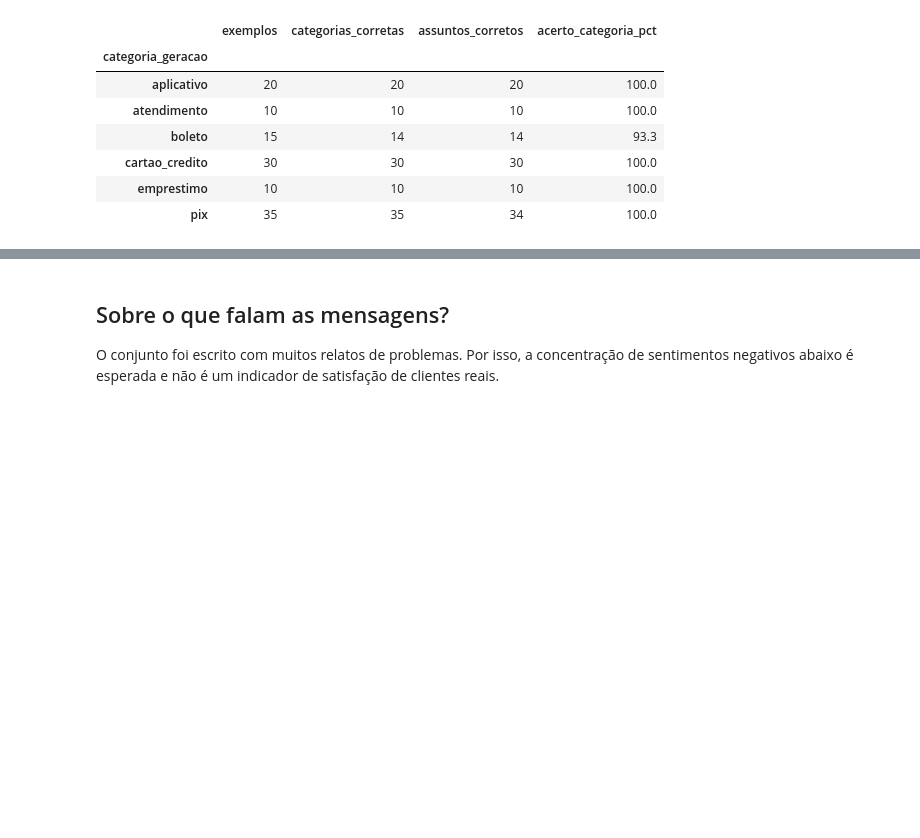
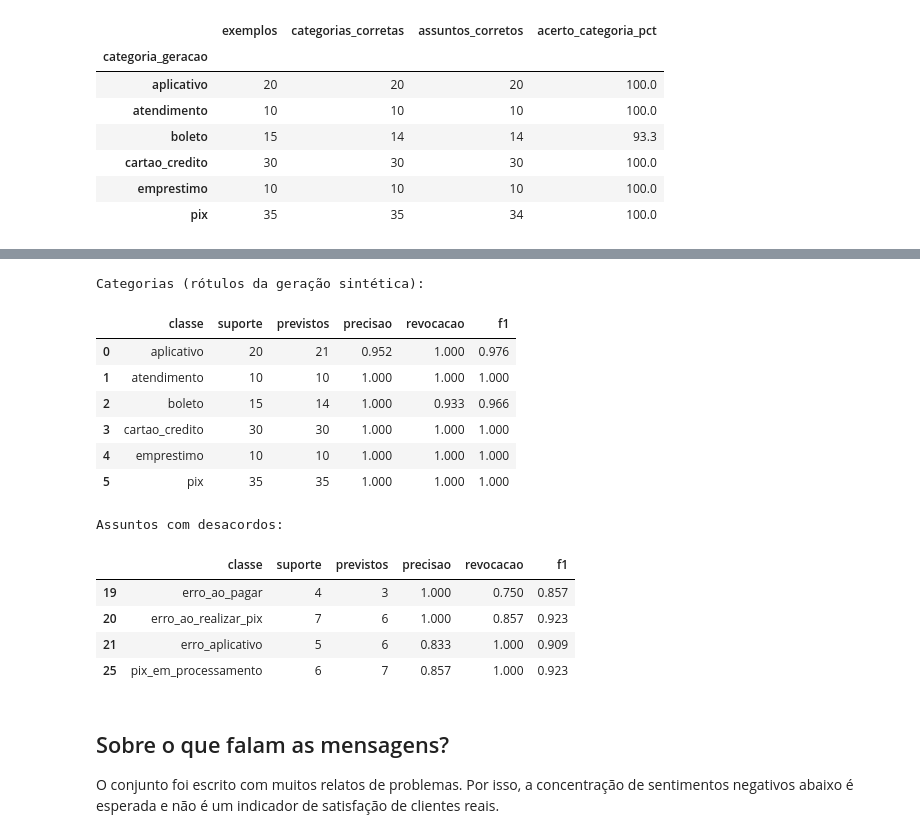
Before and after one commit to guimalucas/AI-Customer-Intelligence, a Jupyter notebook: 01_customer_feedback_analysis.ipynb, the cells around one changed output, grey strips where cells are left out. Cells and saved outputs as stored; diff of their text form; code cells hidden in the pictures; blank space fills up the shorter version.

```diff
--- a/01_customer_feedback_analysis.ipynb
+++ b/01_customer_feedback_analysis.ipynb
@@ -82,3 +86,26 @@ display(por_categoria.round(1))
+# %%
+por_classe = pd.read_csv(raiz / "data" / "evaluation_results_classes.csv")
+print("Categorias (rótulos da geração sintética):")
+display(por_classe.loc[por_classe["campo"].eq("categoria"),
+                       ["classe", "suporte", "previstos", "precisao", "revocacao", "f1"]].round(3))
+print("Assuntos com desacordos:")
+display(por_classe.loc[por_classe["campo"].eq("assunto") & por_classe["f1"].lt(1),
+                       ["classe", "suporte", "previstos", "precisao", "revocacao", "f1"]].round(3))
+# %% [output]
+Categorias (rótulos da geração sintética):
+|  | classe | suporte | previstos | precisao | revocacao | f1 |
+| 0 | aplicativo | 20 | 21 | 0.952 | 1.000 | 0.976 |
+| 1 | atendimento | 10 | 10 | 1.000 | 1.000 | 1.000 |
+| 2 | boleto | 15 | 14 | 1.000 | 0.933 | 0.966 |
+| 3 | cartao_credito | 30 | 30 | 1.000 | 1.000 | 1.000 |
+| 4 | emprestimo | 10 | 10 | 1.000 | 1.000 | 1.000 |
+| 5 | pix | 35 | 35 | 1.000 | 1.000 | 1.000 |
+Assuntos com desacordos:
+|  | classe | suporte | previstos | precisao | revocacao | f1 |
+| 19 | erro_ao_pagar | 4 | 3 | 1.000 | 0.750 | 0.857 |
+| 20 | erro_ao_realizar_pix | 7 | 6 | 1.000 | 0.857 | 0.923 |
+| 21 | erro_aplicativo | 5 | 6 | 0.833 | 1.000 | 0.909 |
+| 25 | pix_em_processamento | 6 | 7 | 0.857 | 1.000 | 0.923 |
 # %% [markdown]
 ## Sobre o que falam as mensagens?
 
```
Also changed, not shown: parts of 4 cells of this notebook, 7 other files.
